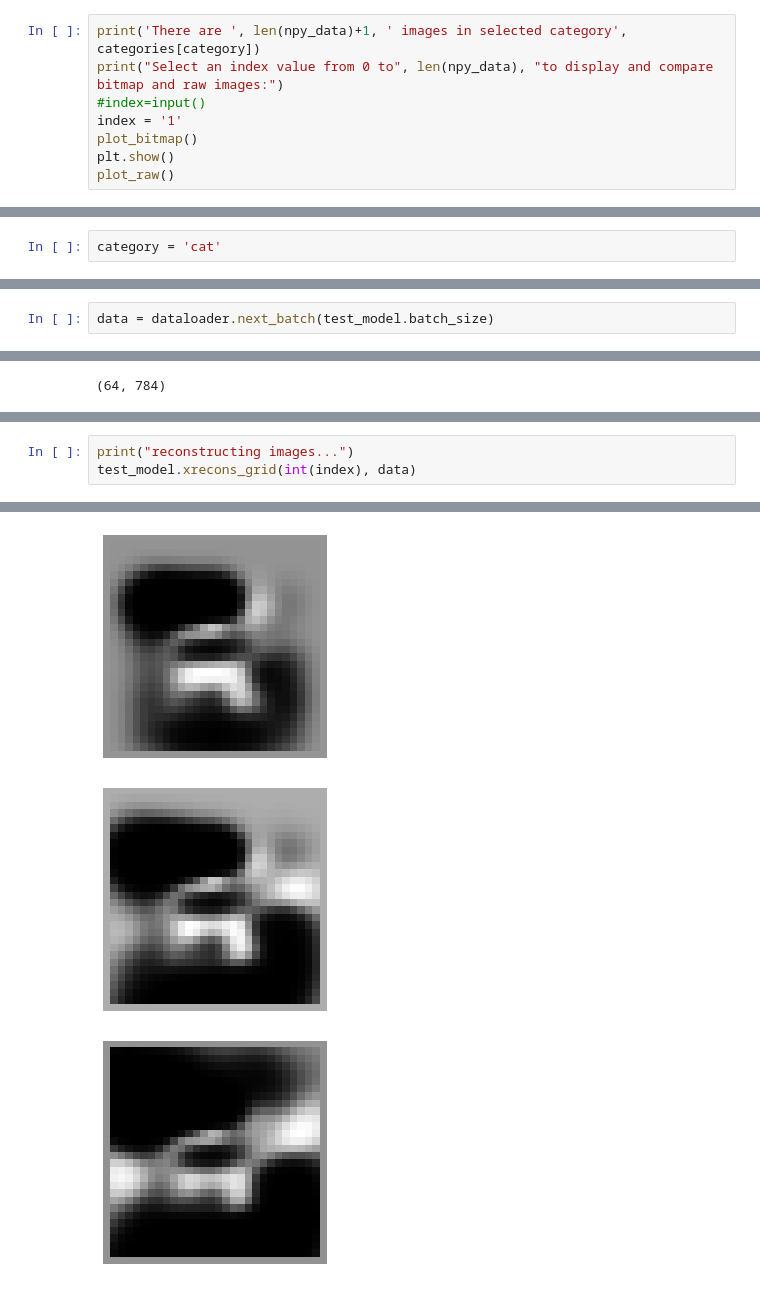
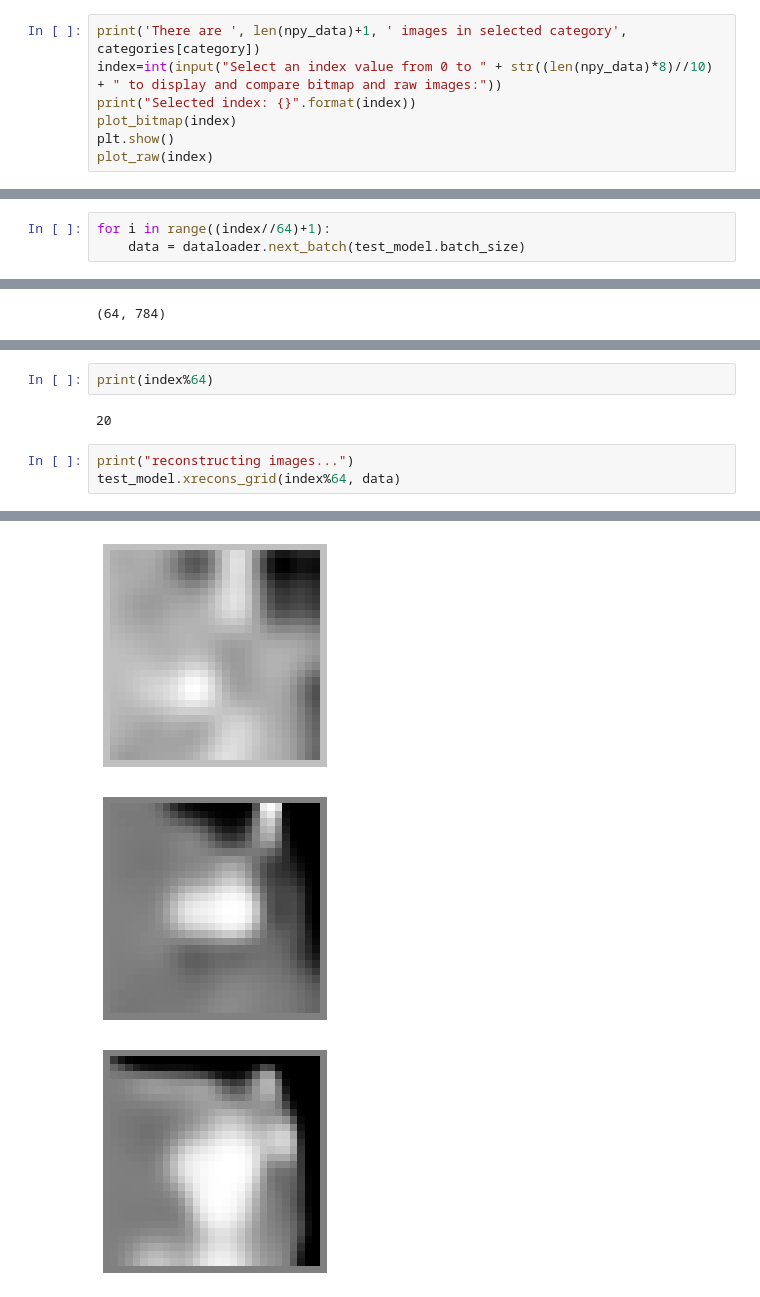
Before and after one commit to melodiCyb/sliver-maestro, a Jupyter notebook: notebooks/draw_cat.ipynb, the cells around one changed output, grey strips where cells are left out. Cells and saved outputs as stored; diff of their text form.

Commit message:
Implements generating images correctly for index values bigger than batch size by geting the next batch

```diff
--- a/notebooks/draw_cat.ipynb
+++ b/notebooks/draw_cat.ipynb
@@ -131,11 +97,10 @@ def plot_raw():
     print('There are', i, 'number of strokes in this raw image file!')
 # %%
 print('There are ', len(npy_data)+1, ' images in selected category', categories[category])
-print("Select an index value from 0 to", len(npy_data), "to display and compare bitmap and raw images:")
-#index=input()
-index = '1'
-plot_bitmap()
+index=int(input("Select an index value from 0 to " + str((len(npy_data)*8)//10) + " to display and compare bitmap and raw images:"))
+print("Selected index: {}".format(index))
+plot_bitmap(index)
 plt.show()
-plot_raw()
+plot_raw(index)
 # %% [output]
 There are  123203  images in selected category cat
@@ -172,8 +138,6 @@ print("training...")
 model.start(phase='train')
 # %% [markdown]
 ## Generating Images
-# %%
-category = 'cat'
 # %%
 test_model = Test(category)
 # %%
@@ -181,5 +149,6 @@ dataloader = test_model.dataloaders['train']
 # %%
-data = dataloader.next_batch(test_model.batch_size)
+for i in range((index//64)+1):
+    data = dataloader.next_batch(test_model.batch_size)
 # %%
 data.shape
 # %% [output]
@@ -192,6 +169,10 @@ plt.imshow(npy_data[int(index)].reshape(28,28))
+# %%
+print(index%64)
+# %% [output]
+20
 # %%
 print("reconstructing images...")
-test_model.xrecons_grid(int(index), data)
+test_model.xrecons_grid(index%64, data)
 # %% [output]
 reconstructing images...
 C:\Users\ozgur\Desktop\sandbox\sliver-maestro\src\data\output\images\cat\cat_test_0.png
@@ -229,3 +216,3 @@ array([[5.00000000e-01, 5.00000000e-01, 5.00000000e-01, 5.00000000e-01,
-[figure, old version]
+[figure, new version]
-[figure, old version]
+[figure, new version]
-[figure, old version]
+[figure, new version]
```
Also changed, not shown: parts of 19 cells of this notebook, 6 other files.
